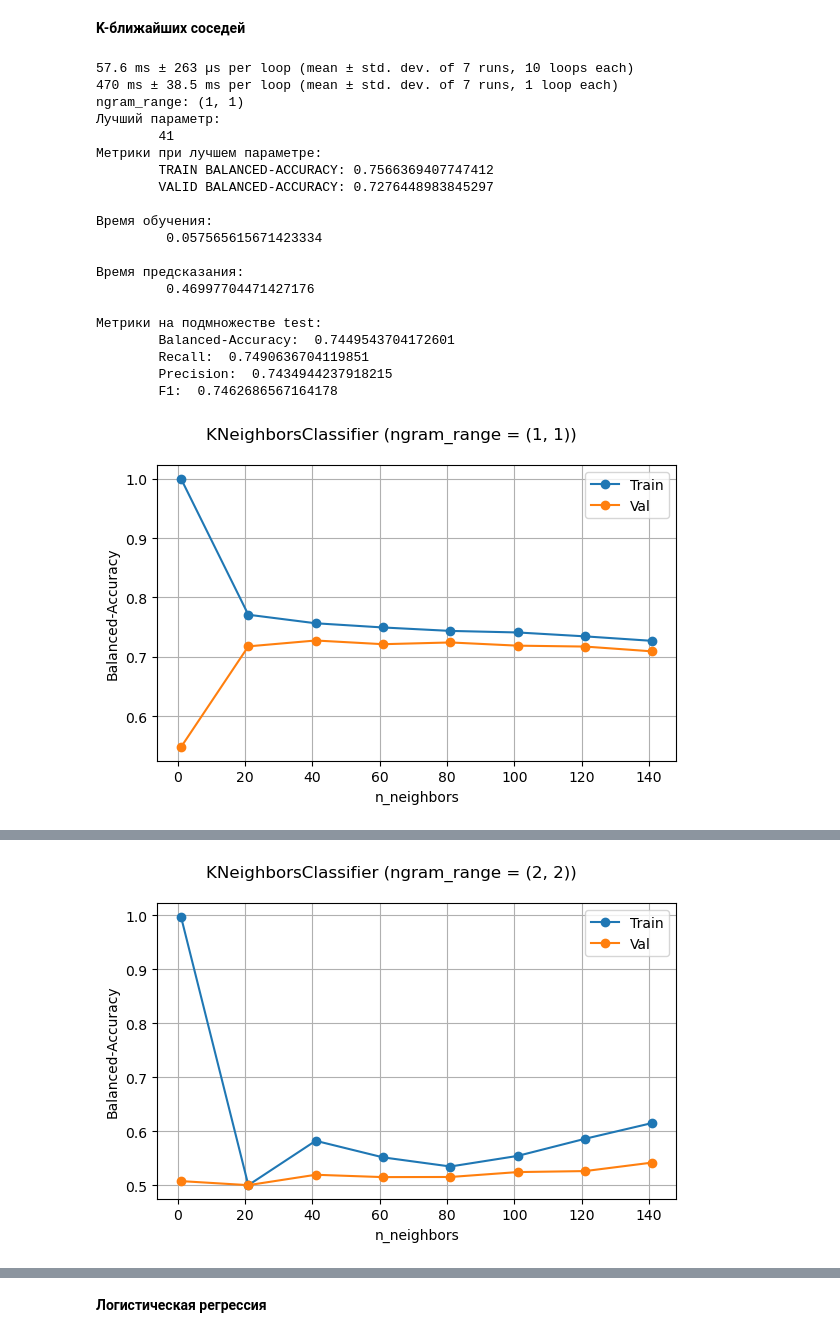
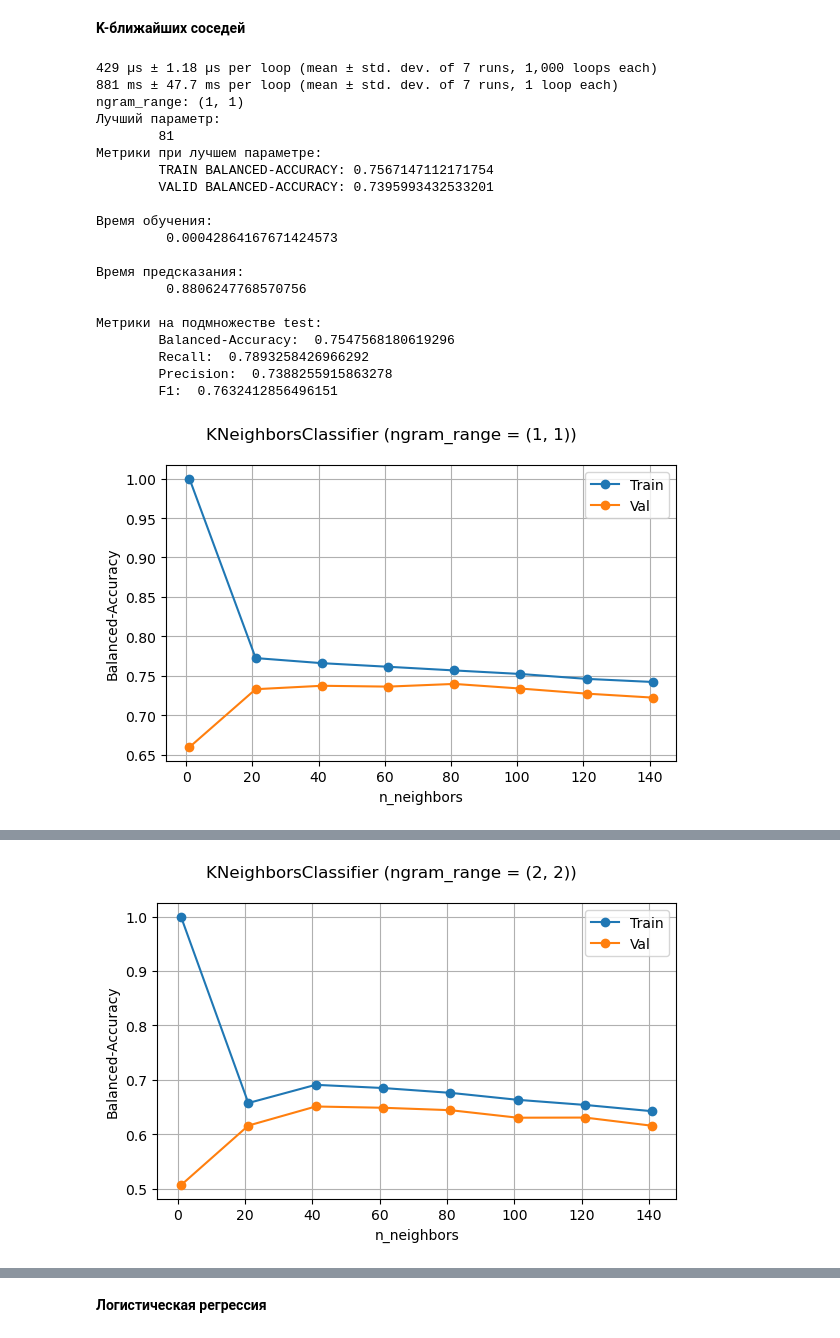
Before and after one commit to The-Humble-Guy/mlassignments, a Jupyter notebook: notebooks/A2_IU21_Kutsenko_2_3.ipynb, the cells around one changed output, grey strips where cells are left out. Drawn from its saved outputs; the diff is of its cells as text; code cells hidden in the pictures.

```diff
--- a/notebooks/A2_IU21_Kutsenko_2_3.ipynb
+++ b/notebooks/A2_IU21_Kutsenko_2_3.ipynb
@@ -1140,6 +1137,31 @@ def plot_train_val_metric(X, y_train, y_valid, logscale=False, title=None, ylabe
 
     plt.tight_layout()
     plt.show()
+# %%
+def get_model_fit_predict_time_from_pipeline(pipeline, X_train, y_train, X_test):
+    """
+    Оценка времени обучения и предсказания модели из pipeline
+    """
+
+    if len(pipeline) == 0:
+        raise ValueError("Пустой пайплайн")
+
+    pipe = clone(pipeline)
+    time_fit, time_predict = 0.0, 0.0
+    X_train_transformed = X_train.copy()
+    X_test_trainsformed = X_test.copy()
+
+    # Обучаем все трансформеры и преобразуем исходный набор значений
+    for step_name, transformer in pipe.steps[:-1]:
+        X_train_transformed = transformer.fit_transform(X_train_transformed)
+        X_test_trainsformed = transformer.transform(X_test_trainsformed)
+
+    # Оцениваем время обучения и предсказания модели
+    _, model = pipe.steps[-1]
+    time_fit = %timeit -o model.fit(X_train_transformed, y_train)
+    time_predict = %timeit -o model.predict(X_test_trainsformed)
+
+    return time_fit, time_predict
 # %%
 from sklearn.metrics import (
     balanced_accuracy_score,
@@ -1198,10 +1220,15 @@ def do_supervise_and_plot_metrics(pipe,
         # Обучим на всем обучающем множестве с лучшим гиперпараметром
         setattr(pipe.named_steps['classifier'], param_name, best_params[paramgrid_name])
         # pipe.named_steps['classifier'].n_neighbors = best_params[param_name]
-        fit_time = %timeit -o pipe.fit(X_train, y_train)
-        predict_time = %timeit -o pipe.predict(X_test)
+        pipe.fit(X_train, y_train)
 
+        # Предсказанные значения
         y_test_predicted = pipe.predict(X_test)
+
+        # Оценка времени обучения
+        fit_time, predict_time = get_model_fit_predict_time_from_pipeline(pipe, X_train, y_train, X_test)
+
+        # Метрики
         balanced_accuracy = balanced_accuracy_score(y_test, y_test_predicted)
         recall = recall_score(y_test, y_test_predicted)
         precision = precision_score(y_test, y_test_predicted)
@@ -1241,43 +1268,42 @@ def do_supervise_and_plot_metrics(pipe,
 # %%
 knn_params = {
     "classifier__n_neighbors": np.arange(1, 150, 20)
 }
 
 knn_pipe = Pipeline([
-    ("vectorizer", TfidfVectorizer(lowercase=True, stop_words="english",
-                                       use_idf=True, ngram_range=(1,1),
-                                       smooth_idf=False)),
-    ("classifier", KNeighborsClassifier(n_neighbors=5))
+    ("vectorizer", TfidfVectorizer()),
+    ("classifier", KNeighborsClassifier())
 ])
+
 
 do_supervise_and_plot_metrics(knn_pipe,
                               X_train, y_train,
                               X_test, y_test,
                               cv=skf,
                               params=knn_params,
                               param_name="n_neighbors",
                               model_name="KNeighborsClassifier",
                               x_label="n_neighbors",
                               use_log_scale=False)
 # %% [output]
-57.6 ms ± 263 µs per loop (mean ± std. dev. of 7 runs, 10 loops each)
-470 ms ± 38.5 ms per loop (mean ± std. dev. of 7 runs, 1 loop each)
+429 µs ± 1.18 µs per loop (mean ± std. dev. of 7 runs, 1,000 loops each)
+881 ms ± 47.7 ms per loop (mean ± std. dev. of 7 runs, 1 loop each)
 ngram_range: (1, 1)
 Лучший параметр:
-        41
+        81
 Метрики при лучшем параметре:
-        TRAIN BALANCED-ACCURACY: 0.7566369407747412
-        VALID BALANCED-ACCURACY: 0.7276448983845297
+        TRAIN BALANCED-ACCURACY: 0.7567147112171754
+        VALID BALANCED-ACCURACY: 0.7395993432533201
 
 Время обучения:
-         0.057565615671423334
+         0.00042864167671424573
 
 Время предсказания:
-         0.46997704471427176
+         0.8806247768570756
 
 Метрики на подмножестве test:
-        Balanced-Accuracy:  0.7449543704172601
-        Recall:  0.7490636704119851
-        Precision:  0.7434944237918215
-        F1:  0.7462686567164178
+        Balanced-Accuracy:  0.7547568180619296
+        Recall:  0.7893258426966292
+        Precision:  0.7388255915863278
+        F1:  0.7632412856496151
-[figure, old version]
+[figure, new version]
@@ -1304 +1330 @@ ngram_range: (2, 2)
-[figure, old version]
+[figure, new version]
```
Also changed, not shown: parts of 7 cells of this notebook, 2 other files.
